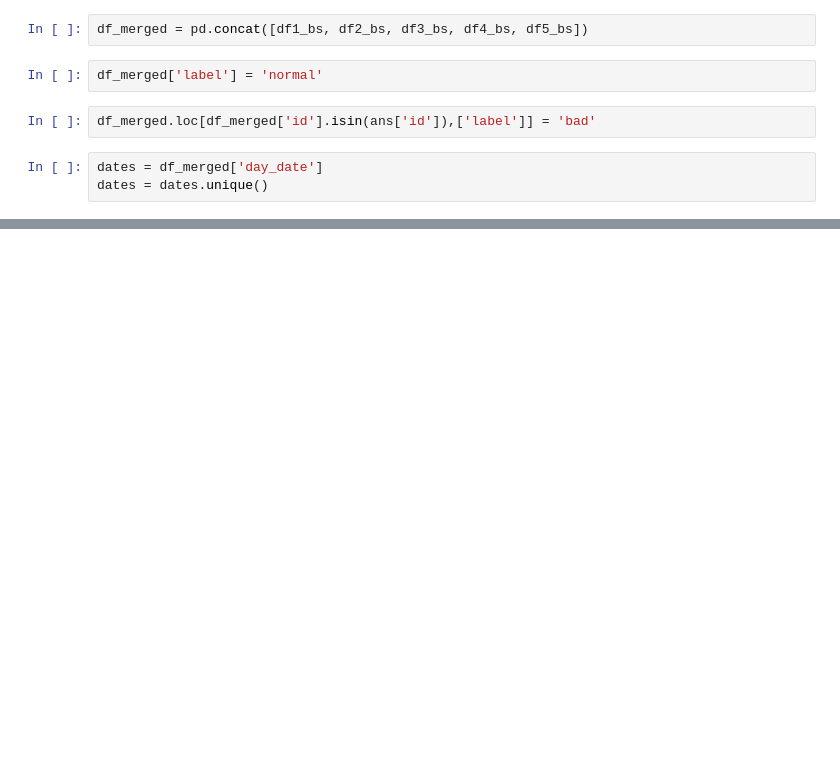
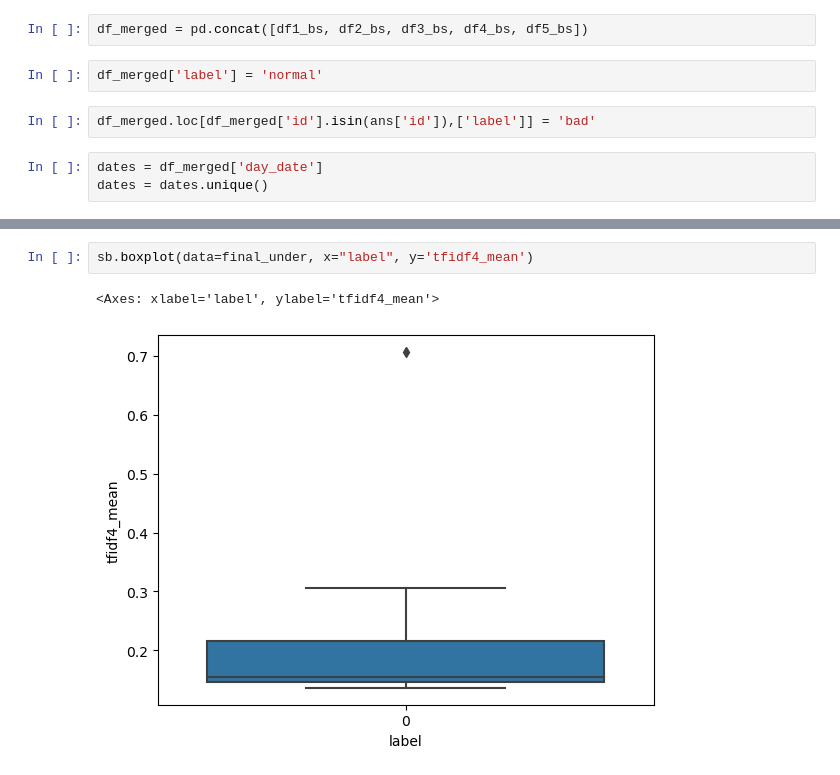
Before and after one commit to kenclements/praxis, a Jupyter notebook: cert-preprocess.ipynb, the cells around one changed output, grey strips where cells are left out. Saved outputs shown, nothing was run; the diff lists cells and outputs as text; blank space fills up the shorter version.

```diff
--- a/cert-preprocess.ipynb
+++ b/cert-preprocess.ipynb
@@ -279,0 +304,5 @@ sb.countplot(data=final, x='label')
+# %%
+sb.boxplot(data=final_under, x="label", y='tfidf4_mean')
+# %% [output]
+<Axes: xlabel='label', ylabel='tfidf4_mean'>
+[figure, added]
```
Also changed, not shown: parts of 79 cells of this notebook, 3 other files.
